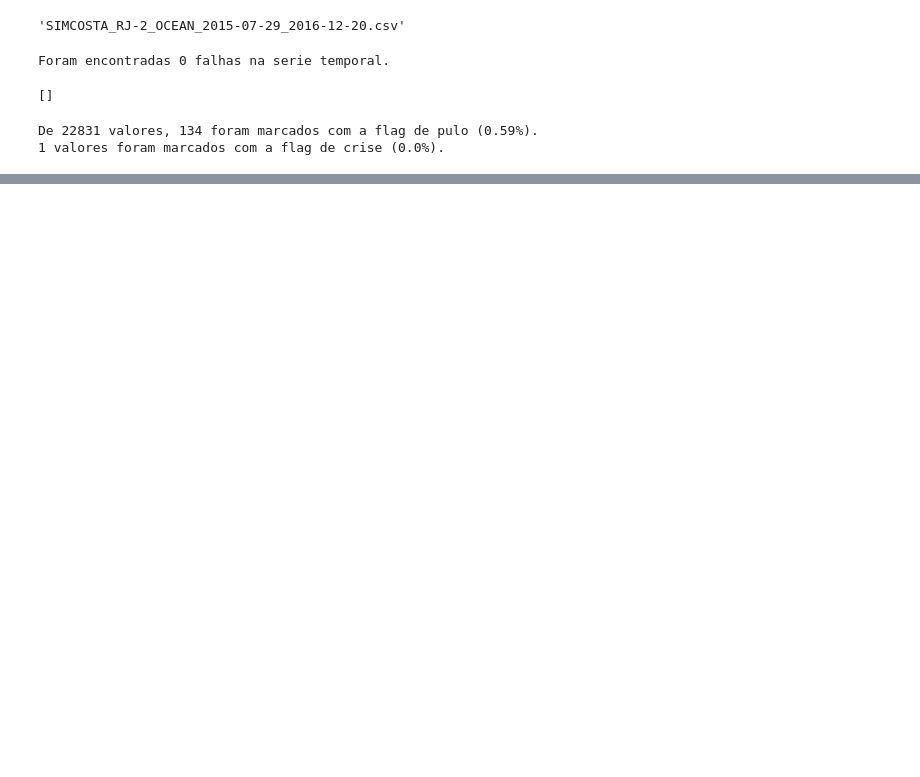
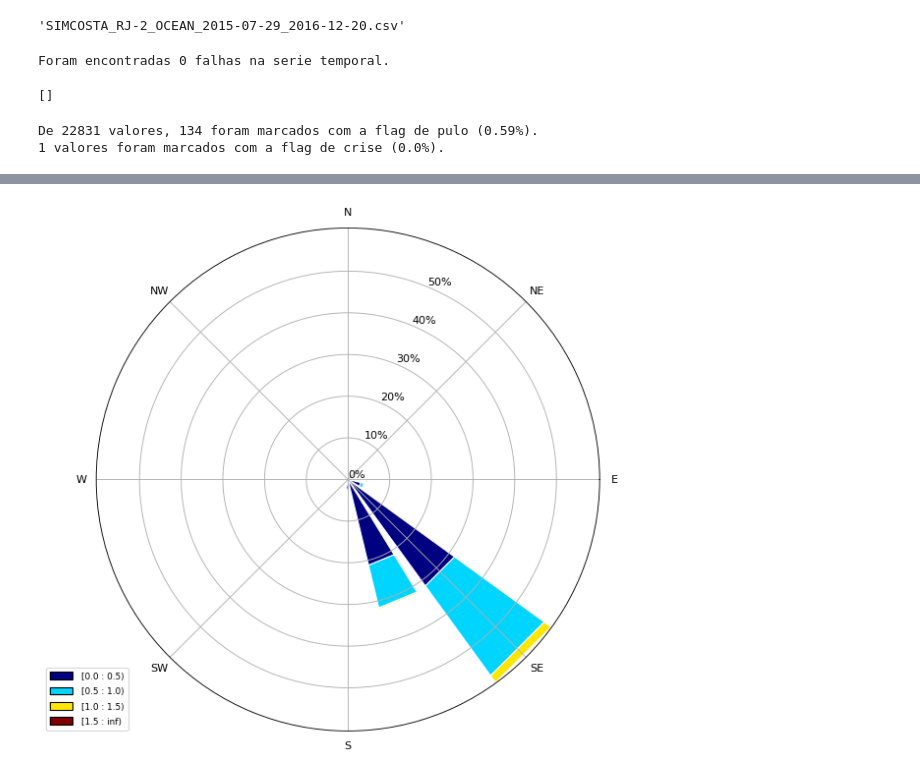
Before and after one commit to BrenoSCabral/ES3, a Jupyter notebook: RJ2.ipynb, the cells around one changed output, grey strips where cells are left out. Drawn from its saved outputs; the diff is of its cells as text; code cells hidden in the pictures; blank space fills up the shorter version.

Commit message:
finished plots for all buoys

```diff
--- a/RJ2.ipynb
+++ b/RJ2.ipynb
@@ -76 +77,22 @@ Text(0.5, 1.0, 'Dados suspeitos marcados')
 [figure]
+# %%
+from windrose import WindroseAxes
+
+ws = dado['Hsig']
+wd = dado['Avg_Wv_Dir_N']
+# %%
+ax = WindroseAxes.from_ax()
+ax.bar(wd, ws, normed=True, opening=0.8, edgecolor='white', bins = np.arange(0,2,0.5))
+ax.set_xticklabels(['E', 'NE',  'N', 'NW', 'W', 'SW','S', 'SE'])
+
+ax.set_yticks(np.arange(0, 60, step=10))
+y_ticks = []
+y_ticks_aux = np.arange(0, 60, step=10)
+for j in (y_ticks_aux):
+    y_ticks.append(str(j) + '%')
+ax.set_yticklabels(y_ticks)
+ax.set_legend(loc =(-0.1,0))
+
+plt.savefig(os.getcwd() +'/fig/RJ2_rosaHs')
+# %% [output]
+[figure, added]
```
Also changed, not shown: parts of 2 cells of this notebook, 19 other files.
